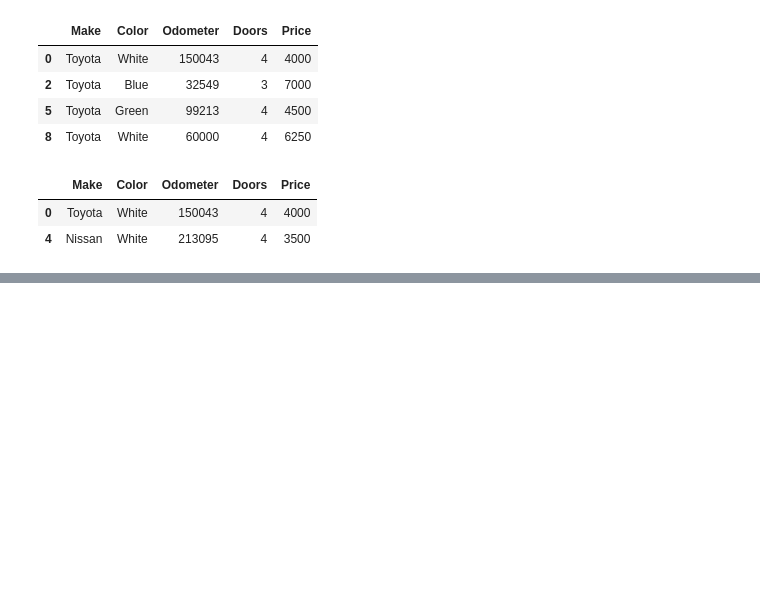
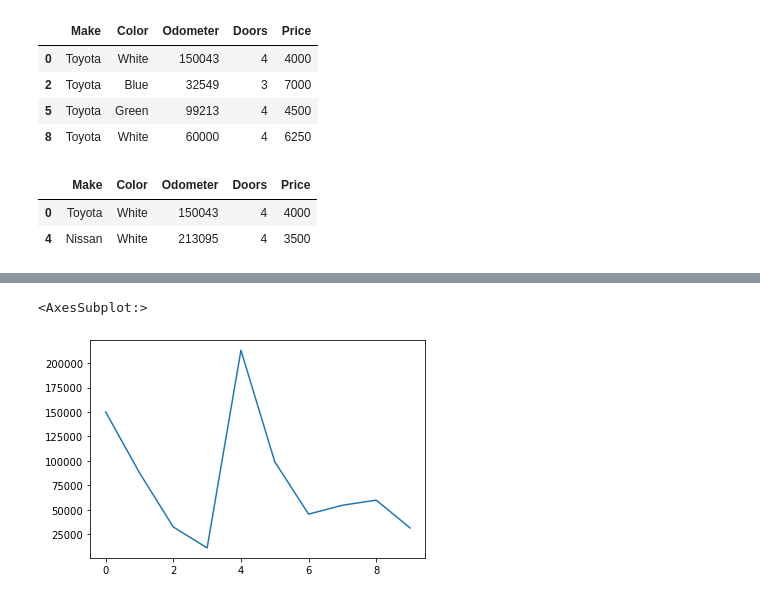
Before and after one commit to jjuniorc/tensorflow, a Jupyter notebook: pandas-notebook/Introduction to Pandas.ipynb, the cells around one changed output, grey strips where cells are left out. Drawn from its saved outputs; the diff is of its cells as text; code cells hidden in the pictures; blank space fills up the shorter version.

```diff
--- a/pandas-notebook/Introduction to Pandas.ipynb
+++ b/pandas-notebook/Introduction to Pandas.ipynb
@@ -305,0 +328,11 @@ car_sales[car_sales["Odometer"] > 100000]
+# %%
+# Chart plot of an information
+
+# It may be necessary to import required libs for plot
+%matplotlib inline
+import matplotlib.pyplot as plt
+
+car_sales["Odometer"].plot()
+# %% [output]
+<AxesSubplot:>
+[figure, added]
```
Also changed, not shown: parts of 15 cells of this notebook, 2 other files.
